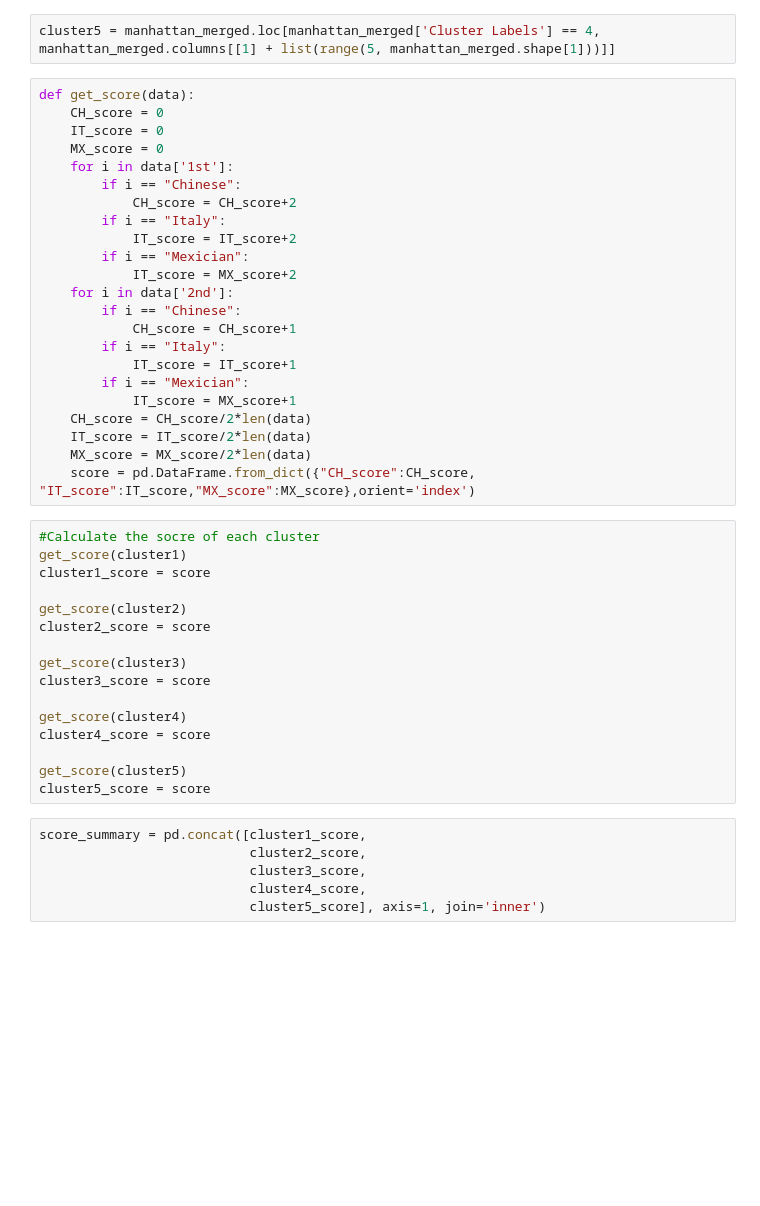
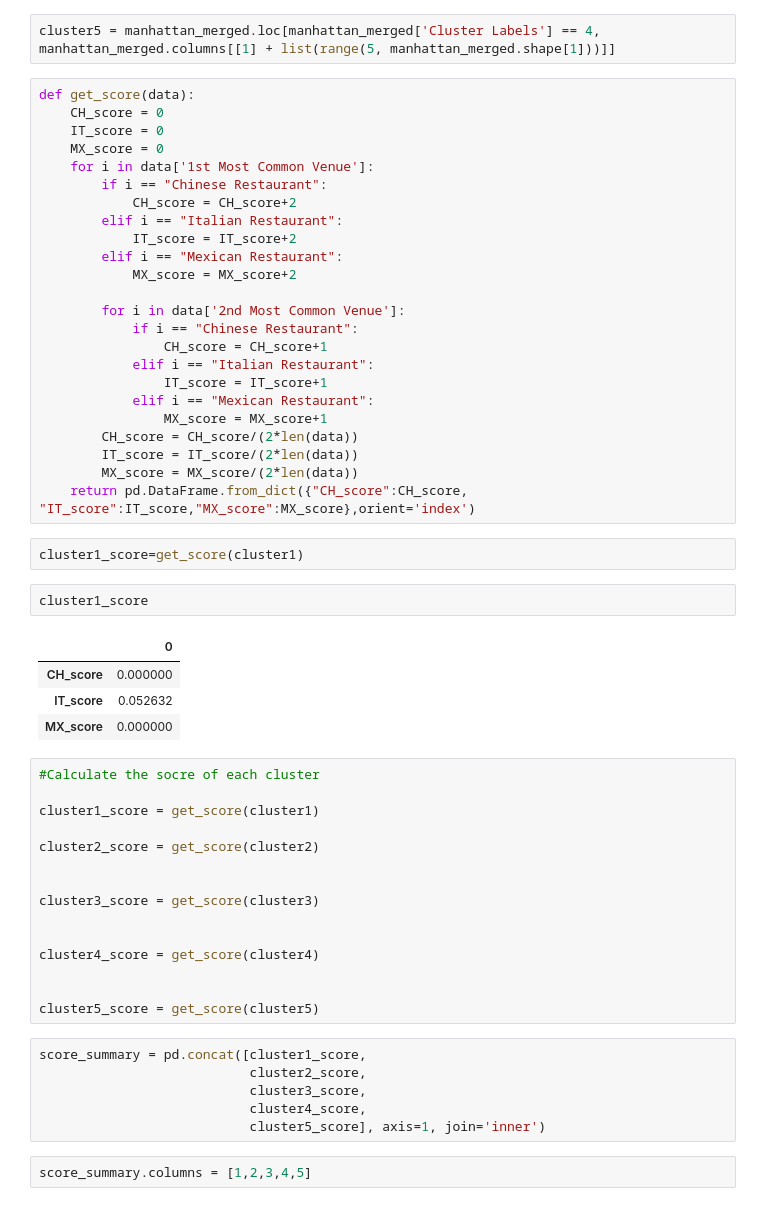
Before and after one commit to JepsonDu/Coursera_Capstone, a Jupyter notebook: NYC_Project.ipynb, the cells around one changed output. Saved outputs shown, nothing was run; the diff lists cells and outputs as text; blank space fills up the shorter version.

```diff
--- a/NYC_Project.ipynb
+++ b/NYC_Project.ipynb
@@ -539,45 +845,56 @@ def get_score(data):
     CH_score = 0
     IT_score = 0
     MX_score = 0
-    for i in data['1st']:
-        if i == "Chinese":
+    for i in data['1st Most Common Venue']:
+        if i == "Chinese Restaurant":
             CH_score = CH_score+2
-        if i == "Italy":
+        elif i == "Italian Restaurant":
             IT_score = IT_score+2
-        if i == "Mexician":
-            IT_score = MX_score+2
-    for i in data['2nd']:
-        if i == "Chinese":
-            CH_score = CH_score+1
-        if i == "Italy":
-            IT_score = IT_score+1
-        if i == "Mexician":
-            IT_score = MX_score+1
-    CH_score = CH_score/2*len(data)
-    IT_score = IT_score/2*len(data)
-    MX_score = MX_score/2*len(data)
-    score = pd.DataFrame.from_dict({"CH_score":CH_score, "IT_score":IT_score,"MX_score":MX_score},orient='index')
+        elif i == "Mexican Restaurant":
+            MX_score = MX_score+2
+
+        for i in data['2nd Most Common Venue']:
+            if i == "Chinese Restaurant":
+                CH_score = CH_score+1
+            elif i == "Italian Restaurant":
+                IT_score = IT_score+1
+            elif i == "Mexican Restaurant":
+                MX_score = MX_score+1
+        CH_score = CH_score/(2*len(data))
+        IT_score = IT_score/(2*len(data))
+        MX_score = MX_score/(2*len(data))
+    return pd.DataFrame.from_dict({"CH_score":CH_score, "IT_score":IT_score,"MX_score":MX_score},orient='index')
+# %%
+cluster1_score=get_score(cluster1)
+# %%
+cluster1_score
+# %% [output]
+|  | 0 |
+| CH_score | 0.000000 |
+| IT_score | 0.052632 |
+| MX_score | 0.000000 |
 # %%
 #Calculate the socre of each cluster
-get_score(cluster1)
-cluster1_score = score
 
-get_score(cluster2)
-cluster2_score = score
+cluster1_score = get_score(cluster1)
 
-get_score(cluster3)
-cluster3_score = score
+cluster2_score = get_score(cluster2)
 
-get_score(cluster4)
-cluster4_score = score
 
-get_score(cluster5)
-cluster5_score = score
+cluster3_score = get_score(cluster3)
+
+
+cluster4_score = get_score(cluster4)
+
+
+cluster5_score = get_score(cluster5)
 # %%
 score_summary = pd.concat([cluster1_score,
                            cluster2_score,
                            cluster3_score,
                            cluster4_score,
                            cluster5_score], axis=1, join='inner')
+# %%
+score_summary.columns = [1,2,3,4,5]
 # %%
 score_summary
```
Also changed, not shown: parts of 43 cells of this notebook.
